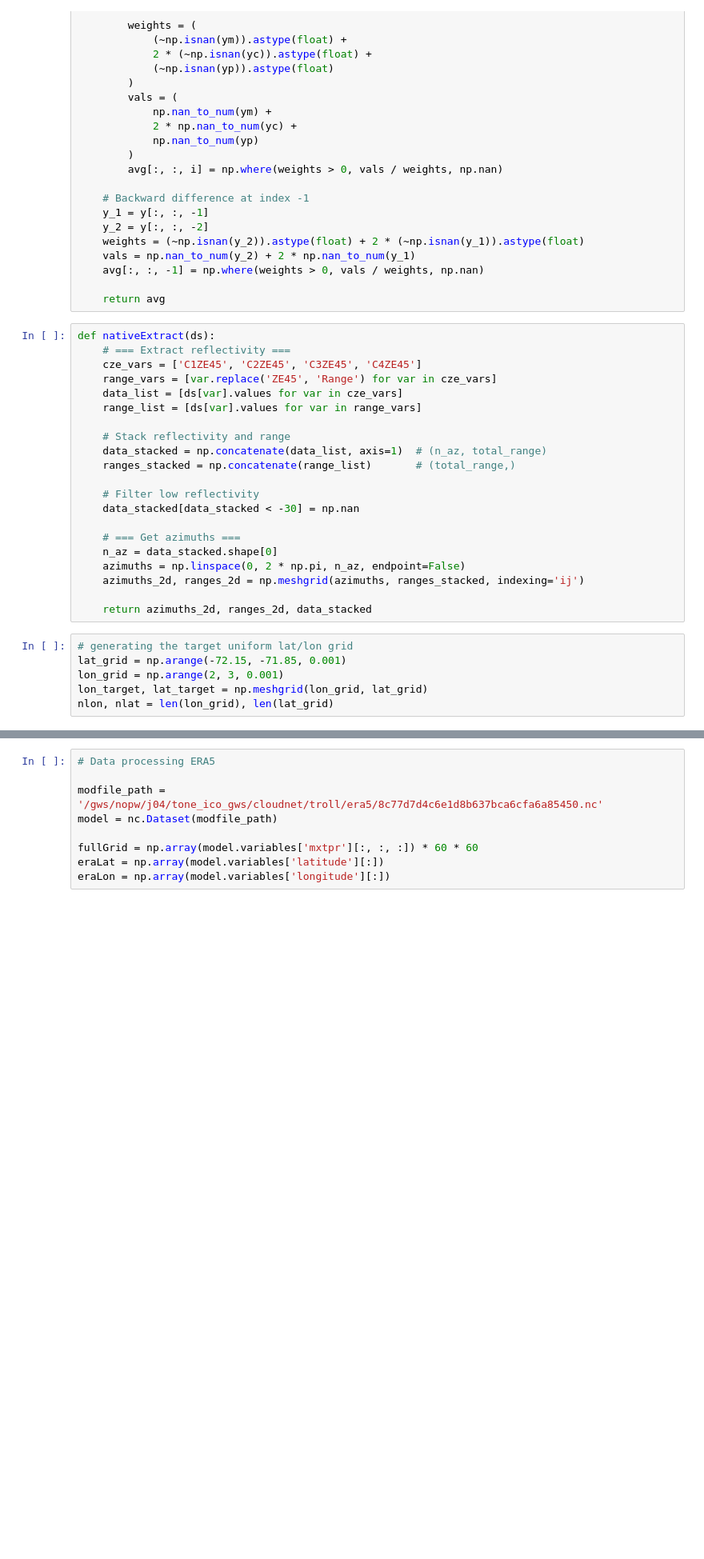
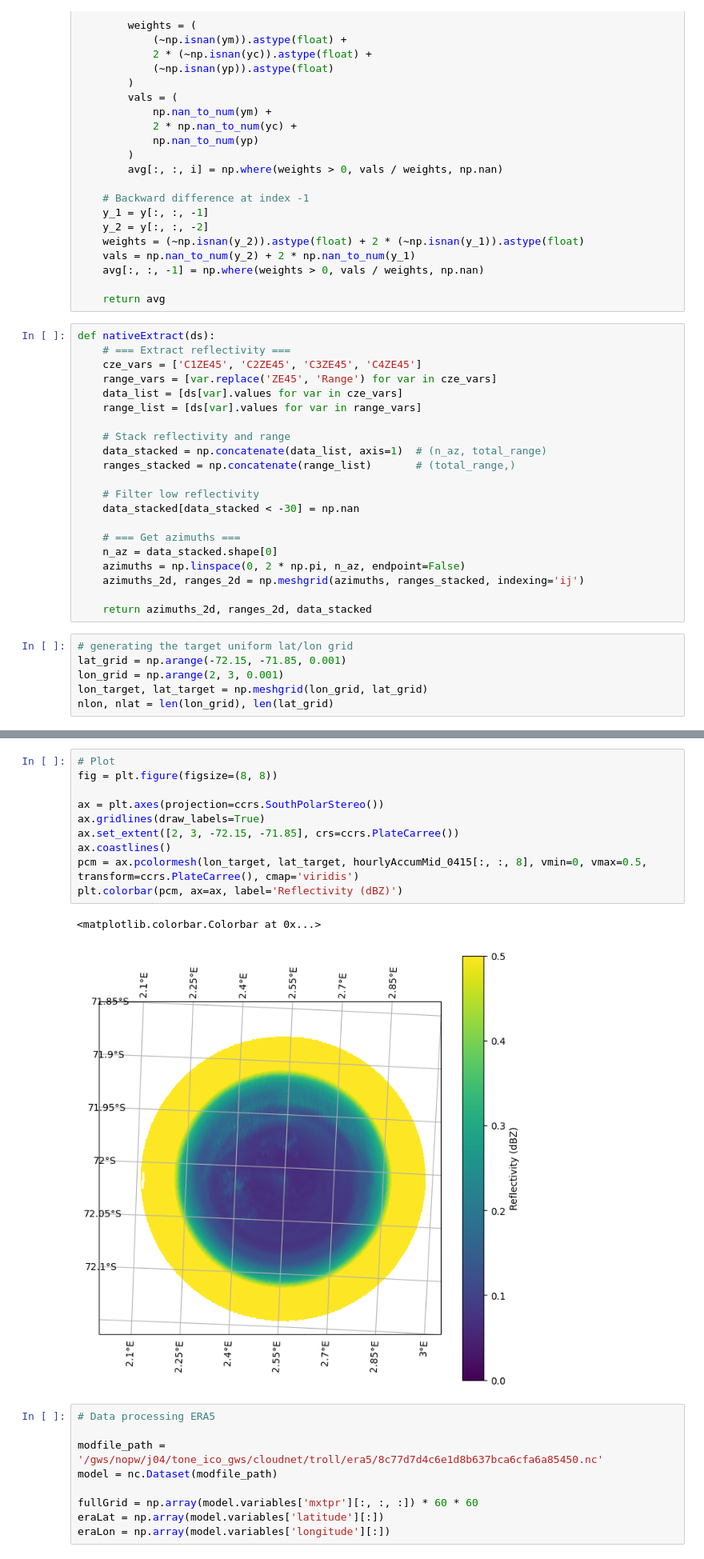
Before and after one commit to Troll-Observing-Network/neumayer-snowfall, a Jupyter notebook: 2D_Pipeline.ipynb, the cells around one changed output, grey strips where cells are left out. Shown at 80% size. Cells and saved outputs as stored; diff of their text form; blank space fills up the shorter version.

```diff
--- a/2D_Pipeline.ipynb
+++ b/2D_Pipeline.ipynb
@@ -311,3 +464,16 @@ hourlyAccumLow_0313 = weightedAvg(snowSortLow_0313)
+# %%
+# Plot
+fig = plt.figure(figsize=(8, 8))
+
+ax = plt.axes(projection=ccrs.SouthPolarStereo())
+ax.gridlines(draw_labels=True)
+ax.set_extent([2, 3, -72.15, -71.85], crs=ccrs.PlateCarree())
+ax.coastlines()
+pcm = ax.pcolormesh(lon_target, lat_target, hourlyAccumMid_0415[:, :, 8], vmin=0, vmax=0.5, transform=ccrs.PlateCarree(), cmap='viridis')
+plt.colorbar(pcm, ax=ax, label='Reflectivity (dBZ)')
+# %% [output]
+<matplotlib.colorbar.Colorbar at 0x...>
+[figure, added]
 # %%
 # Data processing ERA5
 
```
Also changed, not shown: parts of 5 cells of this notebook.
